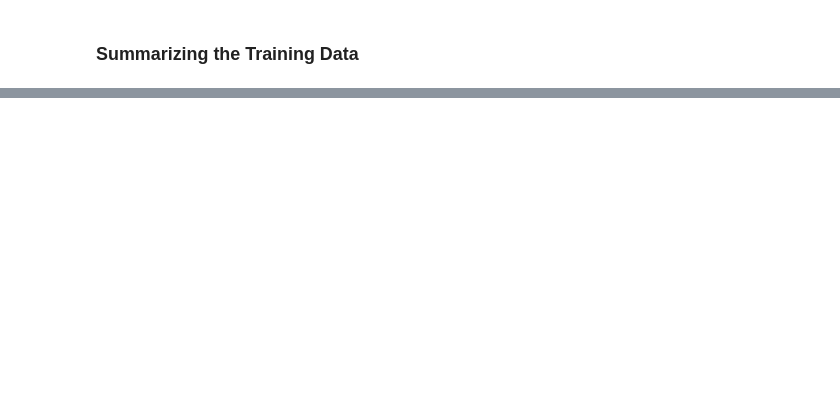
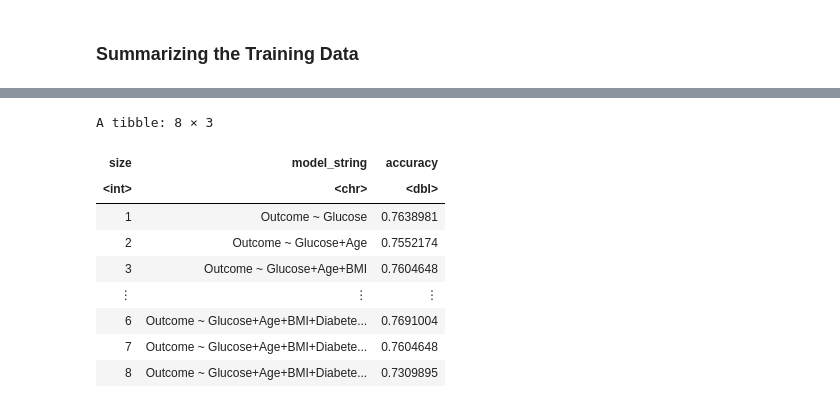
Before and after one commit to ArmanM101/Diabetes-Prediction-Model, a Jupyter notebook: Diabetes Proposal.ipynb, the cells around one changed output, grey strips where cells are left out. Cells and saved outputs as stored; diff of their text form; code cells hidden in the pictures; blank space fills up the shorter version.

Commit message:
Added Methods and results

```diff
--- a/Diabetes Proposal.ipynb
+++ b/Diabetes Proposal.ipynb
@@ -78,0 +226,80 @@ A tibble: 768 × 9
+# %%
+# we use set.seed(1234) to ensure that the random results that follow are reproducible
+set.seed(1234)
+
+diabetes_set <- diab_train
+
+names <- colnames(diabetes_set |>
+                   select(-Outcome))
+
+# create an empty tibble to store the results
+accuracies <- tibble(size = integer(),
+                     model_string = character(),
+                     accuracy = numeric())
+
+# create a model specification
+knn_spec <- nearest_neighbor(weight_func = "rectangular",
+                             neighbors = tune()) |>
+     set_engine("kknn") |>
+     set_mode("classification")
+
+# create a 5-fold cross-validation object
+diabetes_vfold <- vfold_cv(diabetes_set, v = 5, strata = Outcome)
+
+# store the total number of predictors
+n_total <- length(names)
+
+# stores selected predictors
+selected <- c()
+
+# for every size from 1 to the total number of predictors
+for (i in 1:n_total) {
+    # for every predictor still not added yet
+    accs <- list()
+    models <- list()
+    for (j in 1:length(names)) {
+        # create a model string for this combination of predictors
+        preds_new <- c(selected, names[[j]])
+        model_string <- paste("Outcome", "~", paste(preds_new, collapse="+"))
+
+        # create a recipe from the model string
+        diabetes_recipe <- recipe(as.formula(model_string),
+                                data = diabetes_set) |>
+                          step_scale(all_predictors()) |>
+                          step_center(all_predictors())
+
+        # tune the KNN classifier with these predictors,
+        # and collect the accuracy for the best K
+        acc <- workflow() |>
+          add_recipe(diabetes_recipe) |>
+          add_model(knn_spec) |>
+          tune_grid(resamples = diabetes_vfold, grid = 10) |>
+          collect_metrics() |>
+          filter(.metric == "accuracy") |>
+          summarize(mx = max(mean))
+        acc <- acc$mx |> unlist()
+
+        # add this result to the dataframe
+        accs[[j]] <- acc
+        models[[j]] <- model_string
+    }
+    jstar <- which.max(unlist(accs))
+    accuracies <- accuracies |>
+      add_row(size = i,
+              model_string = models[[jstar]],
+              accuracy = accs[[jstar]])
+    selected <- c(selected, names[[jstar]])
+    names <- names[-jstar]
+}
+accuracies
+# %% [output]
+A tibble: 8 × 3
+| size | model_string | accuracy |
+| <int> | <chr> | <dbl> |
+| 1 | Outcome ~ Glucose | 0.7638981 |
+| 2 | Outcome ~ Glucose+Age | 0.7552174 |
+| 3 | Outcome ~ Glucose+Age+BMI | 0.7604648 |
+| ⋮ | ⋮ | ⋮ |
+| 6 | Outcome ~ Glucose+Age+BMI+Diabete... | 0.7691004 |
+| 7 | Outcome ~ Glucose+Age+BMI+Diabete... | 0.7604648 |
+| 8 | Outcome ~ Glucose+Age+BMI+Diabete... | 0.7309895 |
```
Also changed, not shown: parts of 23 cells of this notebook.
